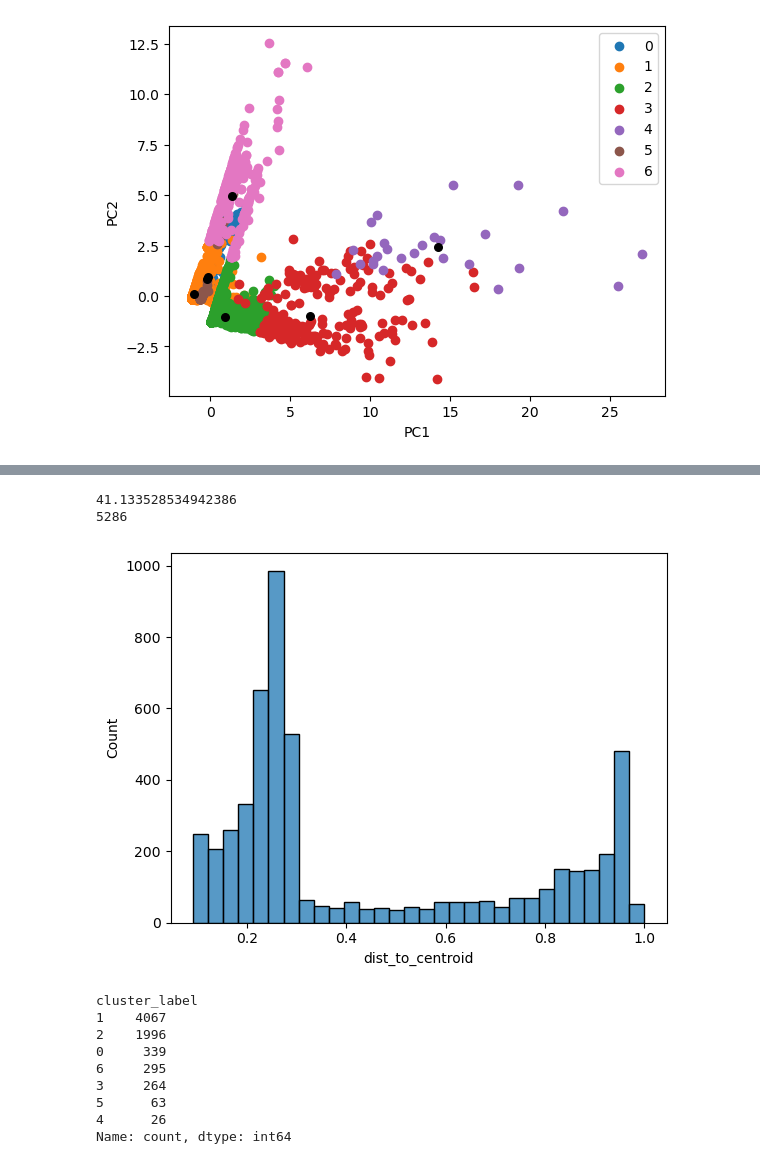
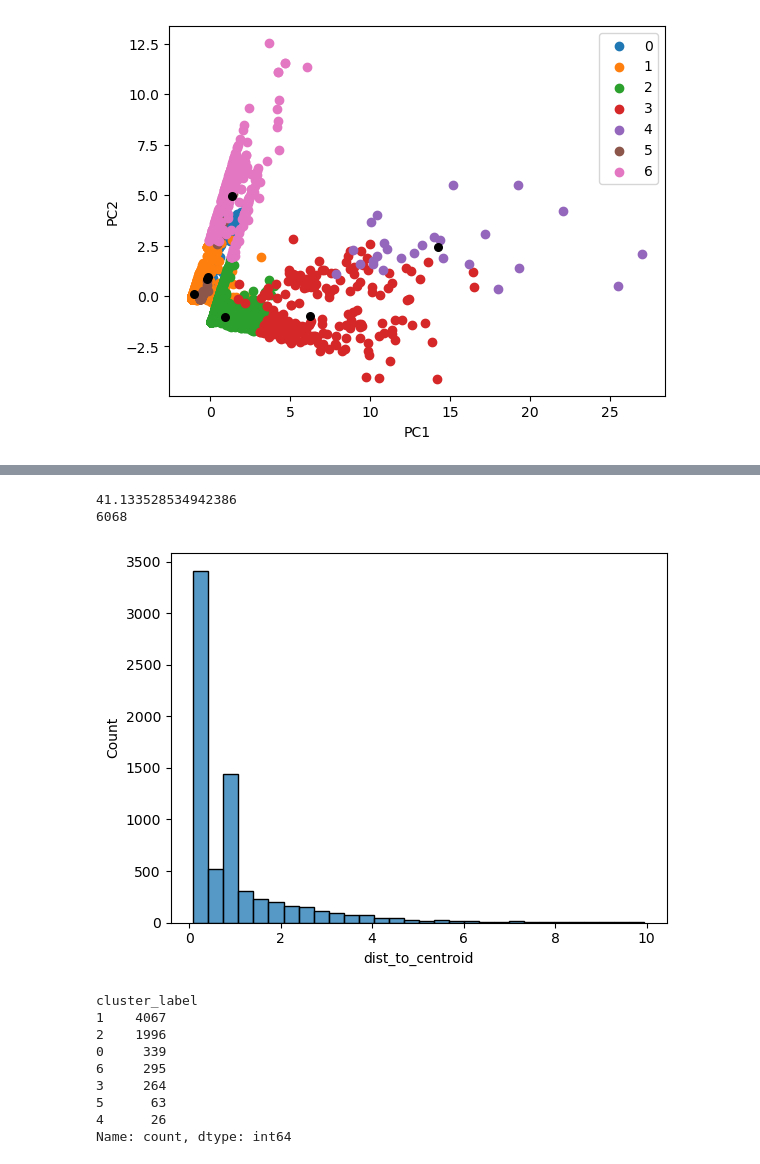
Before and after one commit to rhaswah/ds-tutorials, a Jupyter notebook: k_means/kmeans.ipynb, the cells around one changed output, grey strips where cells are left out. Cells and saved outputs as stored; diff of their text form; code cells hidden in the pictures.

```diff
--- a/k_means/kmeans.ipynb
+++ b/k_means/kmeans.ipynb
@@ -279,13 +279,13 @@ df.head()
 | 4 | 5 | photo | 4/18/2018 3:22 | 213 | 0 | 0 | 204 | ... |
 # %%
 print(df["dist_to_centroid"].max())
-print(len(df[df["dist_to_centroid"]<=1]))
-sns.histplot(df[df["dist_to_centroid"]<=1]['dist_to_centroid'],bins=30)
+print(len(df[df["dist_to_centroid"]<=2]))
+sns.histplot(df[df["dist_to_centroid"]<=10]['dist_to_centroid'],bins=30)
 plt.show()
 # %% [output]
 41.133528534942386
-5286
+6068
-[figure, old version]
+[figure, new version]
 # %%
 print(df['cluster_label'].value_counts())
 sns.countplot(df,x='cluster_label')
```
Also changed, not shown: parts of 3 cells of this notebook.
